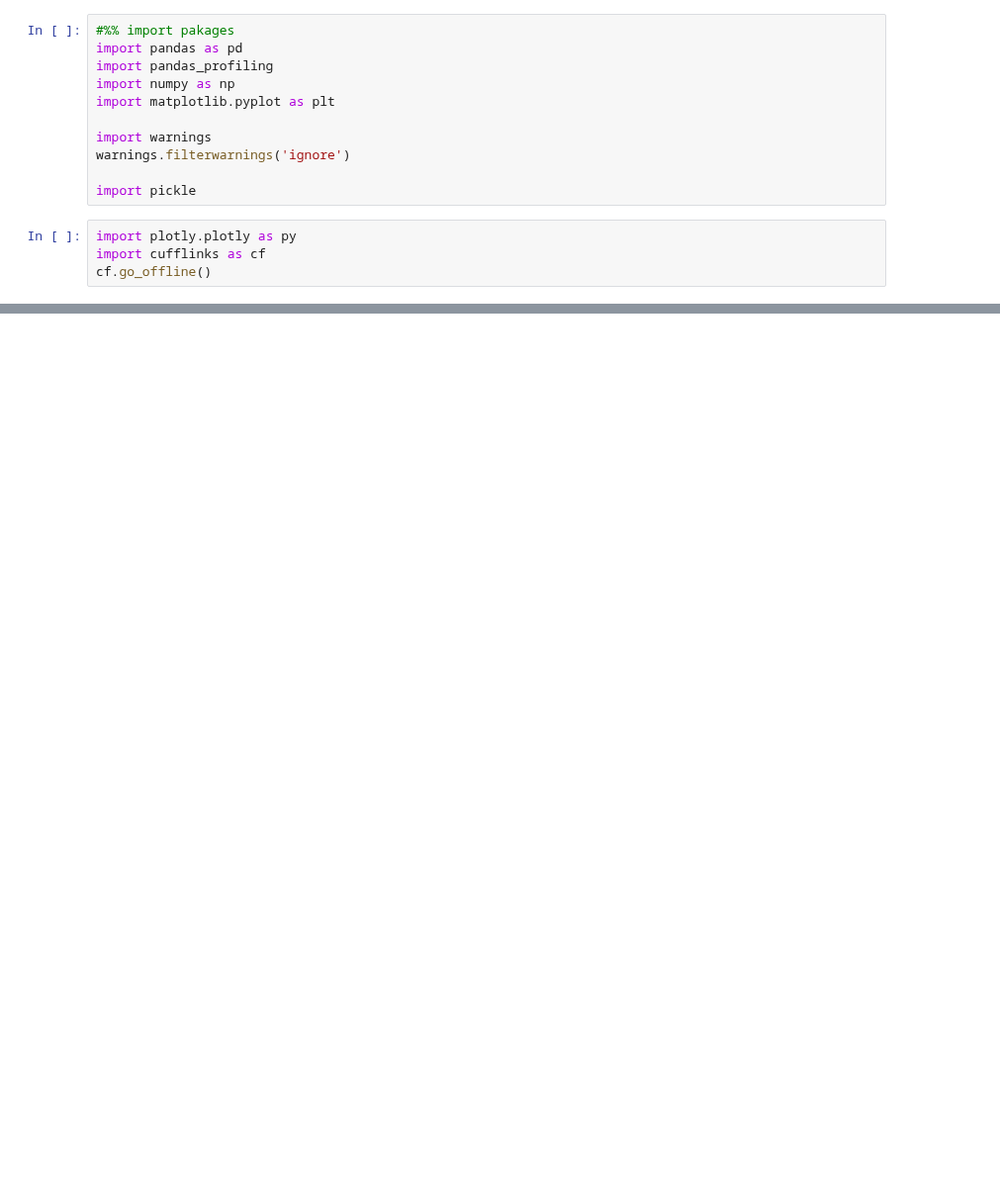
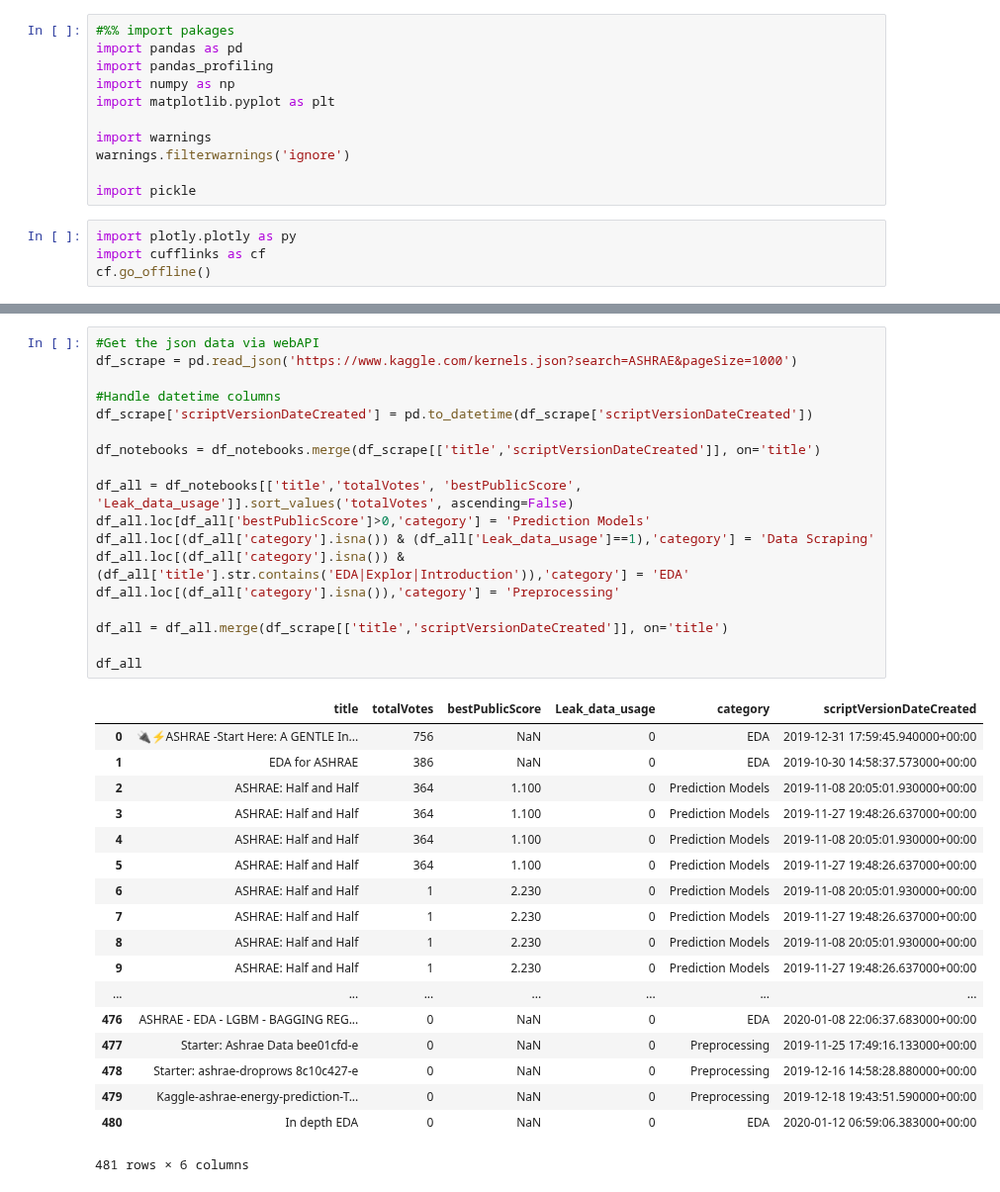
Before and after one commit to buds-lab/ashrae-great-energy-predictor-3-overview-analysis, a Jupyter notebook: Section3/NotebooksAnalysis.ipynb, the cells around one changed output, grey strips where cells are left out. Shown at 99% size. Cells and saved outputs as stored; diff of their text form; blank space fills up the shorter version.

Commit message:
Update all analysis by scraping the latest information

```diff
--- a/Section3/NotebooksAnalysis.ipynb
+++ b/Section3/NotebooksAnalysis.ipynb
@@ -203,0 +266,37 @@ df_top50.groupby('category').count()['title'].reset_index().iplot(kind='pie', la
+# %%
+#Get the json data via webAPI
+df_scrape = pd.read_json('https://www.kaggle.com/kernels.json?search=ASHRAE&pageSize=1000')
+
+#Handle datetime columns
+df_scrape['scriptVersionDateCreated'] = pd.to_datetime(df_scrape['scriptVersionDateCreated'])
+
+df_notebooks = df_notebooks.merge(df_scrape[['title','scriptVersionDateCreated']], on='title')
+
+df_all = df_notebooks[['title','totalVotes', 'bestPublicScore', 'Leak_data_usage']].sort_values('totalVotes', ascending=False)
+df_all.loc[df_all['bestPublicScore']>0,'category'] = 'Prediction Models'
+df_all.loc[(df_all['category'].isna()) & (df_all['Leak_data_usage']==1),'category'] = 'Data Scraping'
+df_all.loc[(df_all['category'].isna()) & (df_all['title'].str.contains('EDA|Explor|Introduction')),'category'] = 'EDA'
+df_all.loc[(df_all['category'].isna()),'category'] = 'Preprocessing'
+
+df_all = df_all.merge(df_scrape[['title','scriptVersionDateCreated']], on='title')
+
+df_all
+# %% [output]
+|  | title | totalVotes | bestPublicScore | Leak_data_usage | category | scriptVersionDateCreated |
+| 0 | 🔌⚡ASHRAE -Start Here: A GENTLE In... | 756 | NaN | 0 | EDA | 2019-12-31 17:59:45.940000+00:00 |
+| 1 | EDA for ASHRAE | 386 | NaN | 0 | EDA | 2019-10-30 14:58:37.573000+00:00 |
+| 2 | ASHRAE: Half and Half | 364 | 1.100 | 0 | Prediction Models | 2019-11-08 20:05:01.930000+00:00 |
+| 3 | ASHRAE: Half and Half | 364 | 1.100 | 0 | Prediction Models | 2019-11-27 19:48:26.637000+00:00 |
+| 4 | ASHRAE: Half and Half | 364 | 1.100 | 0 | Prediction Models | 2019-11-08 20:05:01.930000+00:00 |
+| 5 | ASHRAE: Half and Half | 364 | 1.100 | 0 | Prediction Models | 2019-11-27 19:48:26.637000+00:00 |
+| 6 | ASHRAE: Half and Half | 1 | 2.230 | 0 | Prediction Models | 2019-11-08 20:05:01.930000+00:00 |
+| 7 | ASHRAE: Half and Half | 1 | 2.230 | 0 | Prediction Models | 2019-11-27 19:48:26.637000+00:00 |
+| 8 | ASHRAE: Half and Half | 1 | 2.230 | 0 | Prediction Models | 2019-11-08 20:05:01.930000+00:00 |
+| 9 | ASHRAE: Half and Half | 1 | 2.230 | 0 | Prediction Models | 2019-11-27 19:48:26.637000+00:00 |
+| ... | ... | ... | ... | ... | ... | ... |
+| 476 | ASHRAE - EDA - LGBM - BAGGING REG... | 0 | NaN | 0 | EDA | 2020-01-08 22:06:37.683000+00:00 |
+| 477 | Starter: Ashrae Data bee01cfd-e | 0 | NaN | 0 | Preprocessing | 2019-11-25 17:49:16.133000+00:00 |
+| 478 | Starter: ashrae-droprows 8c10c427-e | 0 | NaN | 0 | Preprocessing | 2019-12-16 14:58:28.880000+00:00 |
+| 479 | Kaggle-ashrae-energy-prediction-T... | 0 | NaN | 0 | Preprocessing | 2019-12-18 19:43:51.590000+00:00 |
+| 480 | In depth EDA | 0 | NaN | 0 | EDA | 2020-01-12 06:59:06.383000+00:00 |
+481 rows × 6 columns
```
Also changed, not shown: parts of 21 cells of this notebook, 15 other files.
